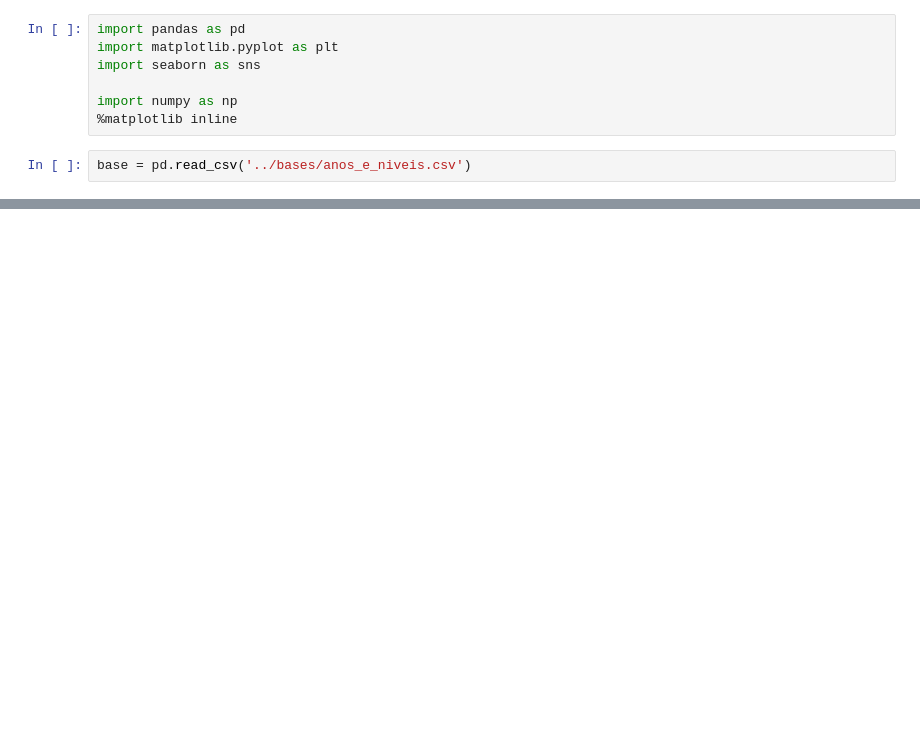
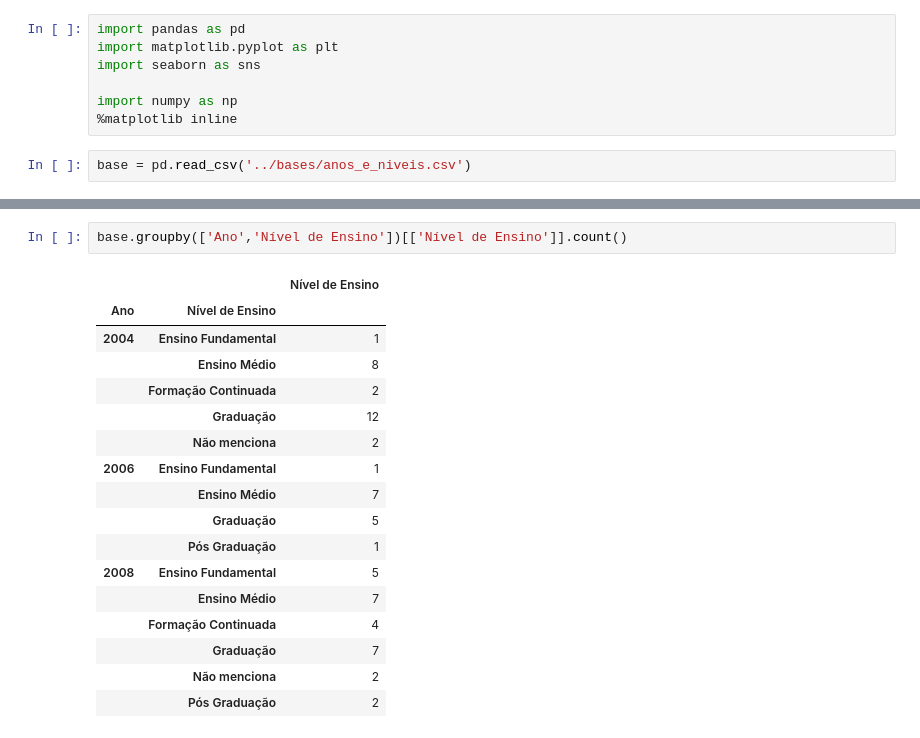
Before and after one commit to darlonv/revisao_sistematica, a Jupyter notebook: src/Niveis.ipynb, the cells around one changed output, grey strips where cells are left out. Cells and saved outputs as stored; diff of their text form; blank space fills up the shorter version.

```diff
--- a/src/Niveis.ipynb
+++ b/src/Niveis.ipynb
@@ -34,0 +46,20 @@ Text(0, 0.5, 'Número de publicações')
+# %%
+base.groupby(['Ano','Nível de Ensino'])[['Nível de Ensino']].count()
+# %% [output]
+|  |  | Nível de Ensino |
+| Ano | Nível de Ensino |  |
+| 2004 | Ensino Fundamental | 1 |
+|  | Ensino Médio | 8 |
+|  | Formação Continuada | 2 |
+|  | Graduação | 12 |
+|  | Não menciona | 2 |
+| 2006 | Ensino Fundamental | 1 |
+|  | Ensino Médio | 7 |
+|  | Graduação | 5 |
+|  | Pós Graduação | 1 |
+| 2008 | Ensino Fundamental | 5 |
+|  | Ensino Médio | 7 |
+|  | Formação Continuada | 4 |
+|  | Graduação | 7 |
+|  | Não menciona | 2 |
+|  | Pós Graduação | 2 |
```
Also changed, not shown: parts of 7 cells of this notebook, 3 other files.
